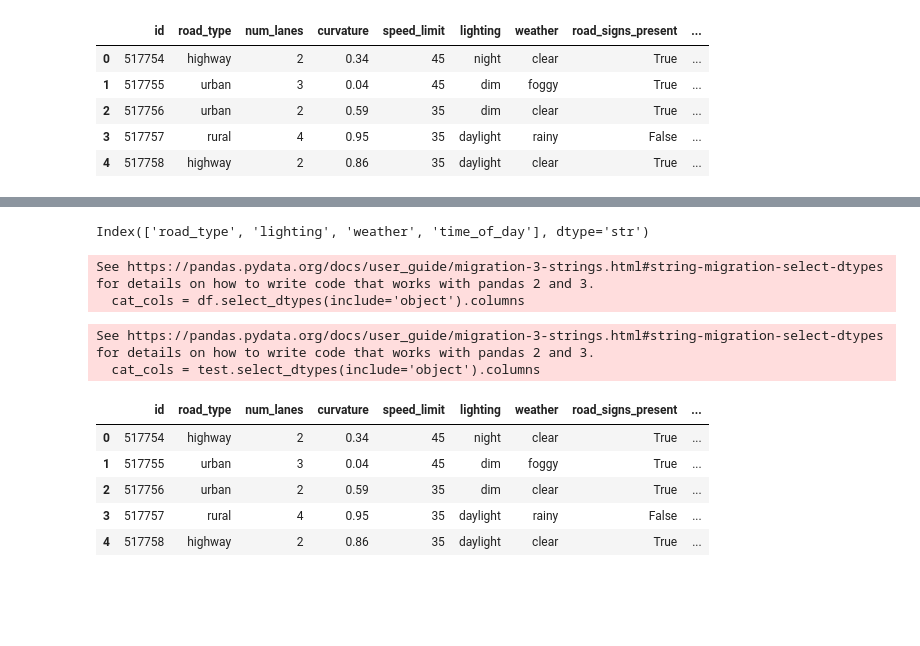
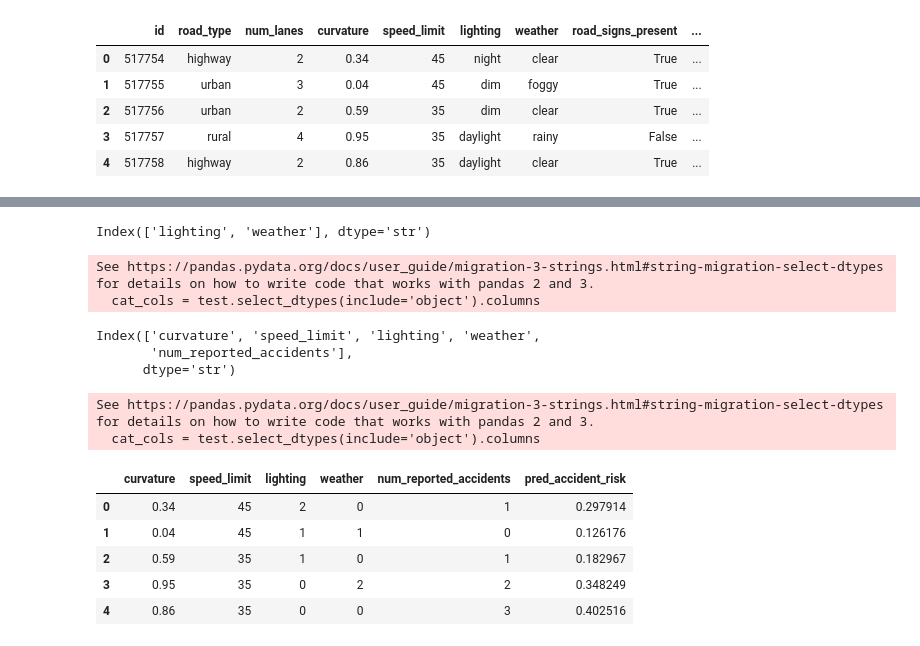
Before and after one commit to Jyotsaana/ml-project-traffic, a Jupyter notebook: prediction.ipynb, the cells around one changed output, grey strips where cells are left out. Saved outputs shown, nothing was run; the diff lists cells and outputs as text; code cells hidden in the pictures; blank space fills up the shorter version.

```diff
--- a/prediction.ipynb
+++ b/prediction.ipynb
@@ -19,10 +27,18 @@ test=pd.read_csv("newdataset/test.csv")
+# %%
+test.drop([ "holiday","school_season","id","road_type","num_lanes","road_signs_present","public_road","time_of_day"], axis=1, inplace=True)
 # %%
-cat_cols = df.select_dtypes(include='object').columns
+cat_cols = test.select_dtypes(include='object').columns
 print(cat_cols)
 # %% [output]
-Index(['road_type', 'lighting', 'weather', 'time_of_day'], dtype='str')
+Index(['lighting', 'weather'], dtype='str')
 See https://pandas.pydata.org/docs/user_guide/migration-3-strings.html#string-migration-select-dtypes for details on how to write code that works with pandas 2 and 3.
-  cat_cols = df.select_dtypes(include='object').columns
+  cat_cols = test.select_dtypes(include='object').columns
+# %%
+print(test.columns)
+# %% [output]
+Index(['curvature', 'speed_limit', 'lighting', 'weather',
+       'num_reported_accidents'],
+      dtype='str')
 # %%
 from sklearn.preprocessing import LabelEncoder
 
@@ -40,17 +56,17 @@ See https://pandas.pydata.org/docs/user_guide/migration-3-strings.html#string-mi
 # %%
 predictions=model.predict(test)
 
 
-df['pred_accident_risk'] = predictions
+test['pred_accident_risk'] = predictions
 
-df.head()
+test.head()
 # %% [output]
-|  | id | road_type | num_lanes | curvature | speed_limit | lighting | weather | road_signs_present | ... |
-| 0 | 517754 | highway | 2 | 0.34 | 45 | night | clear | True | ... |
-| 1 | 517755 | urban | 3 | 0.04 | 45 | dim | foggy | True | ... |
-| 2 | 517756 | urban | 2 | 0.59 | 35 | dim | clear | True | ... |
-| 3 | 517757 | rural | 4 | 0.95 | 35 | daylight | rainy | False | ... |
-| 4 | 517758 | highway | 2 | 0.86 | 35 | daylight | clear | True | ... |
+|  | curvature | speed_limit | lighting | weather | num_reported_accidents | pred_accident_risk |
+| 0 | 0.34 | 45 | 2 | 0 | 1 | 0.297914 |
+| 1 | 0.04 | 45 | 1 | 1 | 0 | 0.126176 |
+| 2 | 0.59 | 35 | 1 | 0 | 1 | 0.182967 |
+| 3 | 0.95 | 35 | 0 | 2 | 2 | 0.348249 |
+| 4 | 0.86 | 35 | 0 | 0 | 3 | 0.402516 |
 # %%
 import os
 os.makedirs("predicted_data",exist_ok=True)
```
Also changed, not shown: parts of 6 cells of this notebook, 4 other files.
